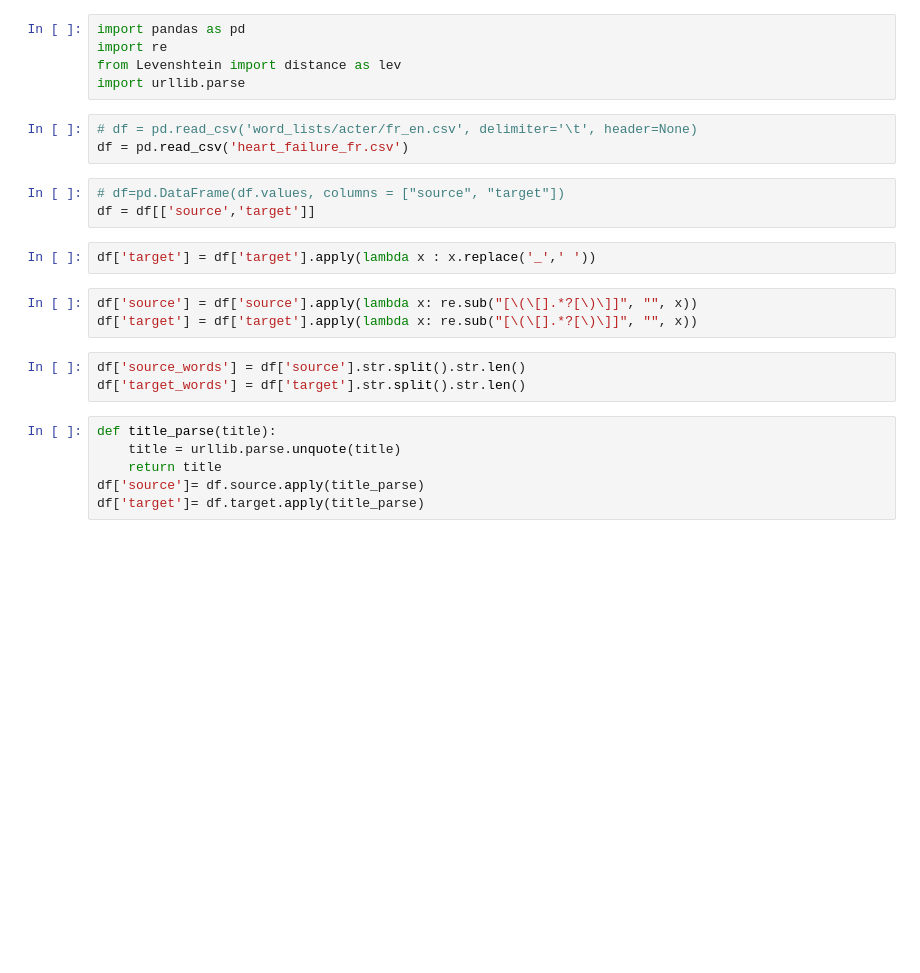
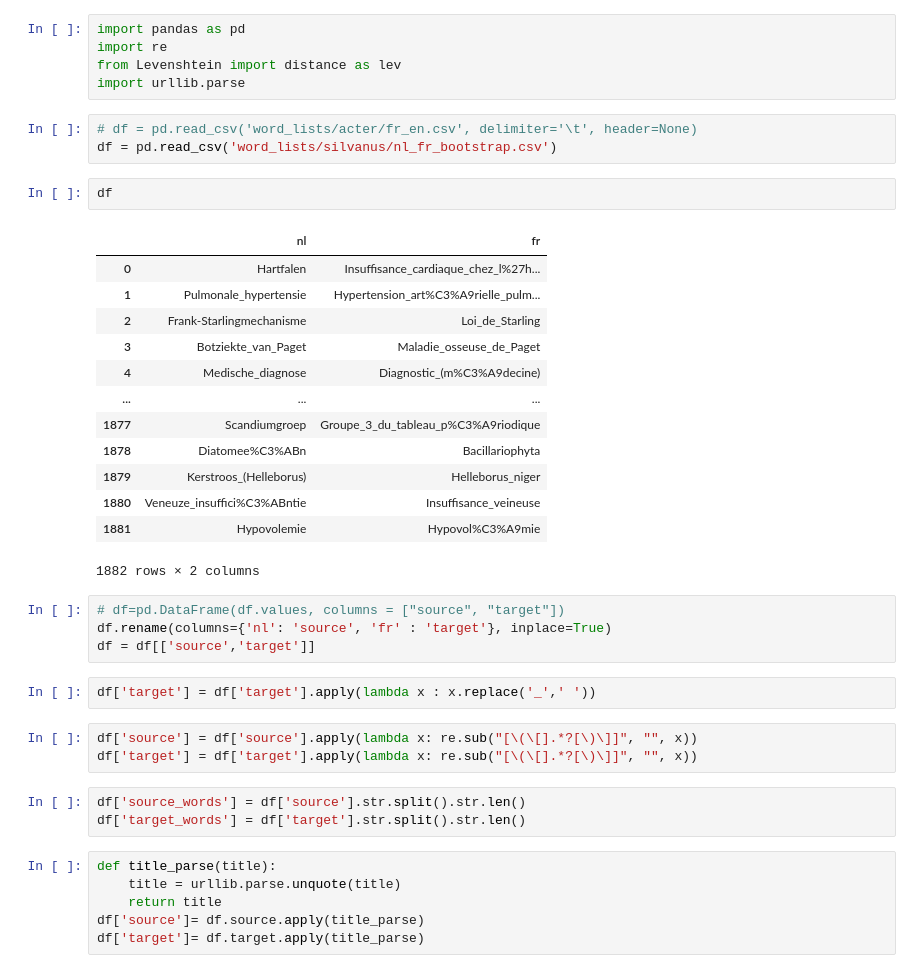
Before and after one commit to pranaydeeps/Sekhmet-CLIN32, a Jupyter notebook: silvanus_viz.ipynb, the cells around one changed output. Drawn from its saved outputs; the diff is of its cells as text; blank space fills up the shorter version.

```diff
--- a/silvanus_viz.ipynb
+++ b/silvanus_viz.ipynb
@@ -5,9 +5,26 @@ from Levenshtein import distance as lev
 import urllib.parse
 # %%
 # df = pd.read_csv('word_lists/acter/fr_en.csv', delimiter='\t', header=None)
-df = pd.read_csv('heart_failure_fr.csv')
+df = pd.read_csv('word_lists/silvanus/nl_fr_bootstrap.csv')
+# %%
+df
+# %% [output]
+|  | nl | fr |
+| 0 | Hartfalen | Insuffisance_cardiaque_chez_l%27h... |
+| 1 | Pulmonale_hypertensie | Hypertension_art%C3%A9rielle_pulm... |
+| 2 | Frank-Starlingmechanisme | Loi_de_Starling |
+| 3 | Botziekte_van_Paget | Maladie_osseuse_de_Paget |
+| 4 | Medische_diagnose | Diagnostic_(m%C3%A9decine) |
+| ... | ... | ... |
+| 1877 | Scandiumgroep | Groupe_3_du_tableau_p%C3%A9riodique |
+| 1878 | Diatomee%C3%ABn | Bacillariophyta |
+| 1879 | Kerstroos_(Helleborus) | Helleborus_niger |
+| 1880 | Veneuze_insuffici%C3%ABntie | Insuffisance_veineuse |
+| 1881 | Hypovolemie | Hypovol%C3%A9mie |
+1882 rows × 2 columns
 # %%
 # df=pd.DataFrame(df.values, columns = ["source", "target"])
+df.rename(columns={'nl': 'source', 'fr' : 'target'}, inplace=True)
 df = df[['source','target']]
 # %%
 df['target'] = df['target'].apply(lambda x : x.replace('_',' '))
```
Also changed, not shown: parts of 9 cells of this notebook, 3 other files.
